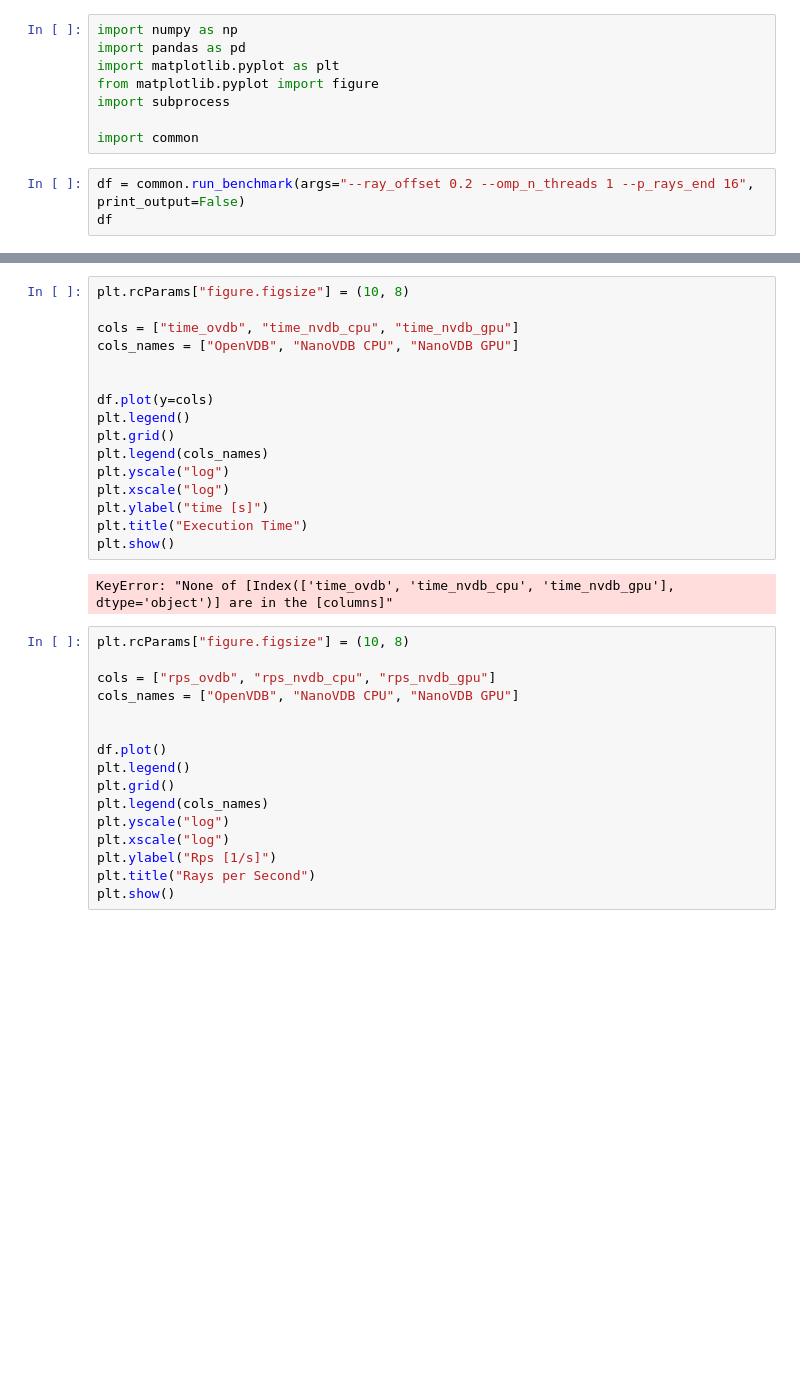
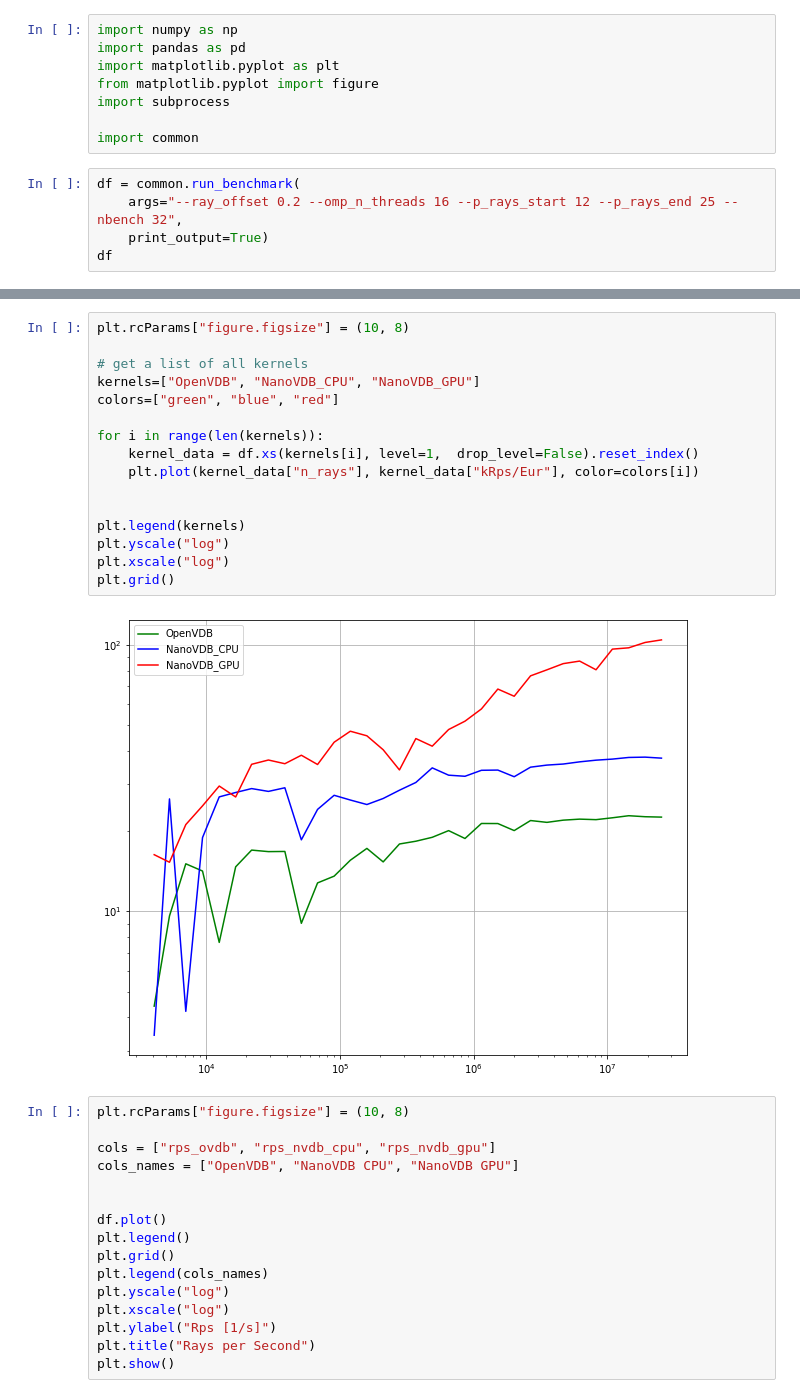
Before and after one commit to hitimr/SelectedTopicsCompElectronics, a Jupyter notebook: script/plots.ipynb, the cells around one changed output, grey strips where cells are left out. Drawn from its saved outputs; the diff is of its cells as text; blank space fills up the shorter version.

```diff
--- a/script/plots.ipynb
+++ b/script/plots.ipynb
@@ -7,6 +7,8 @@ import subprocess
 
 import common
 # %%
-df = common.run_benchmark(args="--ray_offset 0.2 --omp_n_threads 1 --p_rays_end 16", print_output=False)
+df = common.run_benchmark(
+    args="--ray_offset 0.2 --omp_n_threads 16 --p_rays_start 12 --p_rays_end 25 --nbench 32",
+    print_output=True)
 df
 # %% [output]
@@ -48,21 +32,21 @@ Running benchmark with --ray_offset 0.2 --omp_n_threads 1 --p_rays_end 16
-# %%
-plt.rcParams["figure.figsize"] = (10, 8)
-
-cols = ["time_ovdb", "time_nvdb_cpu", "time_nvdb_gpu"]
-cols_names = ["OpenVDB", "NanoVDB CPU", "NanoVDB GPU"]
-
-
-df.plot(y=cols)
-plt.legend()
-plt.grid()
-plt.legend(cols_names)
-plt.yscale("log")
-plt.xscale("log")
-plt.ylabel("time [s]")
-plt.title("Execution Time")
-plt.show()
-# %% [output]
-KeyError: "None of [Index(['time_ovdb', 'time_nvdb_cpu', 'time_nvdb_gpu'], dtype='object')] are in the [columns]"
+# %%
+plt.rcParams["figure.figsize"] = (10, 8)
+
+# get a list of all kernels
+kernels=["OpenVDB", "NanoVDB_CPU", "NanoVDB_GPU"]
+colors=["green", "blue", "red"]
+
+for i in range(len(kernels)):
+    kernel_data = df.xs(kernels[i], level=1,  drop_level=False).reset_index()
+    plt.plot(kernel_data["n_rays"], kernel_data["kRps/Eur"], color=colors[i])
+
+
+plt.legend(kernels)
+plt.yscale("log")
+plt.xscale("log")
+plt.grid()
+# %% [output]
+[figure, added]
 # %%
 plt.rcParams["figure.figsize"] = (10, 8)
 
```
Also changed, not shown: parts of 1 cell of this notebook, 6 other files.
